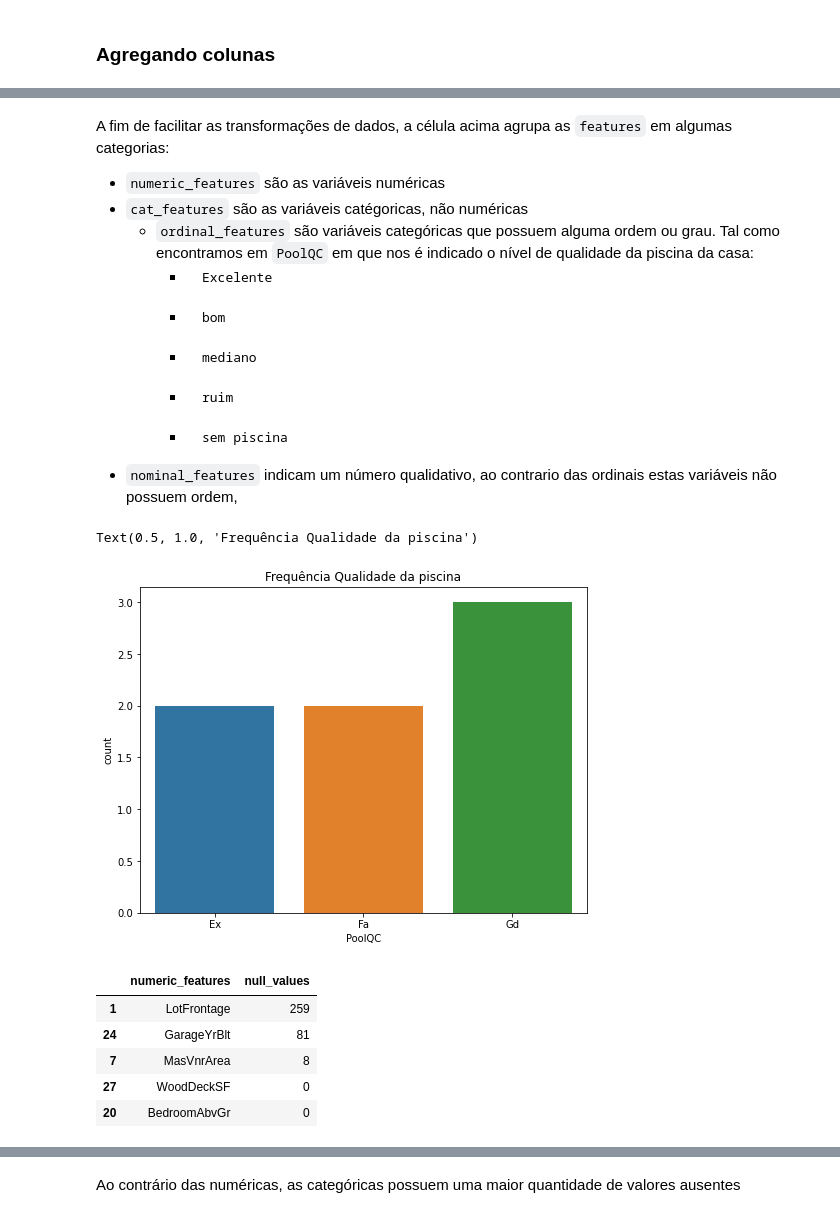
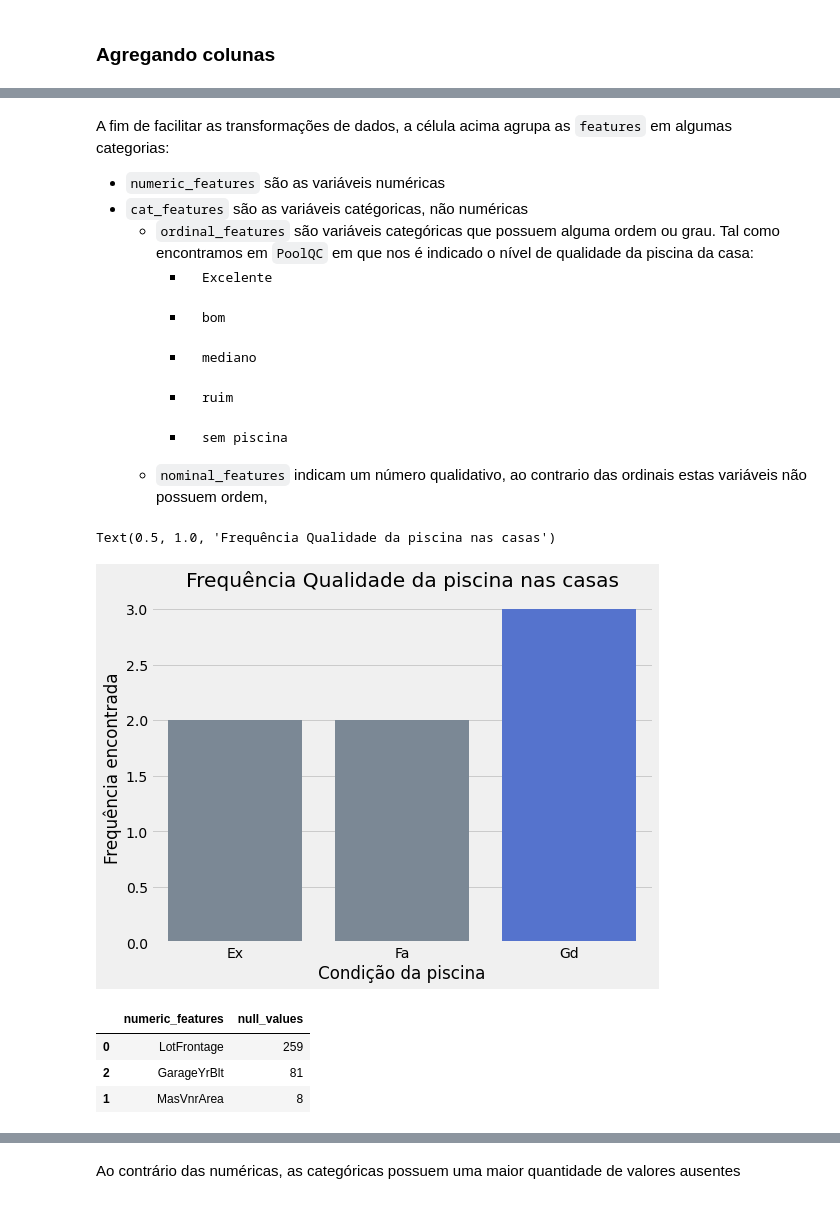
Before and after one commit to Reyso/DataScienceProjects, a Jupyter notebook: house-prices-03.ipynb, the cells around one changed output, grey strips where cells are left out. Cells and saved outputs as stored; diff of their text form; code cells hidden in the pictures.

```diff
--- a/house-prices-03.ipynb
+++ b/house-prices-03.ipynb
@@ -35,6 +34,18 @@ from sklearn.model_selection import cross_val_score
 from sklearn.metrics import mean_squared_error, mean_absolute_error
 import seaborn as sns
 import matplotlib.pyplot as plt
+# %%
+#paleta de cores
+iris = '#5D3FD3'
+indigo = '#3F00FF'
+royal_blue = '#4169E1'
+light_steel_blue = '#B0C4DE'
+slate_gray = '#B0C4DE'
+light_slate_gray = '#778899'
+medium_green = '#00FA9A'
+jade = '#00A36C'
+
+plt.style.use('fivethirtyeight')
 # %%
 X_full = pd.read_csv('/kaggle/input/house-prices-advanced-regression-techniques/train.csv', index_col='Id')
 X_test = pd.read_csv('/kaggle/input/house-prices-advanced-regression-techniques/test.csv', index_col='Id')
@@ -133,16 +144,19 @@ A fim de facilitar as transformações de dados, a célula acima agrupa as `feat
         *     mediano
         *     ruim
         *     sem piscina
-* `nominal_features` indicam um número qualidativo, ao contrario das ordinais estas variáveis não possuem ordem,
+    * `nominal_features` indicam um número qualidativo, ao contrario das ordinais estas variáveis não possuem ordem,
 # %%
+# variável categporica ordinal
 plt.figure(figsize=(8,6))
-sns.countplot(X['PoolQC'],)
-plt.title('Frequência Qualidade da piscina')
+sns.countplot(data = X, x= 'PoolQC', orient='v',palette=[light_slate_gray,light_slate_gray,royal_blue])
+plt.ylabel('Frequência encontrada')
+plt.xlabel('Condição da piscina')
+plt.title('Frequência Qualidade da piscina nas casas')
 # %% [output]
-Text(0.5, 1.0, 'Frequência Qualidade da piscina')
+Text(0.5, 1.0, 'Frequência Qualidade da piscina nas casas')
-[figure, old version]
+[figure, new version]
 # %%
-cols_null =  [[col,X[col].isnull().sum()] for col in numeric_features]
+cols_null =  [[col,X[col].isnull().sum()] for col in numeric_features if X[col].isnull().sum() > 0]
 
 pd_null = pd.DataFrame(cols_null)
 pd_null.rename(columns={0: 'numeric_features',1:'null_values'},inplace=True)
@@ -150,8 +164,6 @@ pd_null.sort_values(by=['null_values'],ascending=False,inplace=True)
 pd_null.head()
 # %% [output]
 |  | numeric_features | null_values |
-| 1 | LotFrontage | 259 |
-| 24 | GarageYrBlt | 81 |
-| 7 | MasVnrArea | 8 |
-| 27 | WoodDeckSF | 0 |
-| 20 | BedroomAbvGr | 0 |
+| 0 | LotFrontage | 259 |
+| 2 | GarageYrBlt | 81 |
+| 1 | MasVnrArea | 8 |
```
Also changed, not shown: parts of 16 cells of this notebook.
